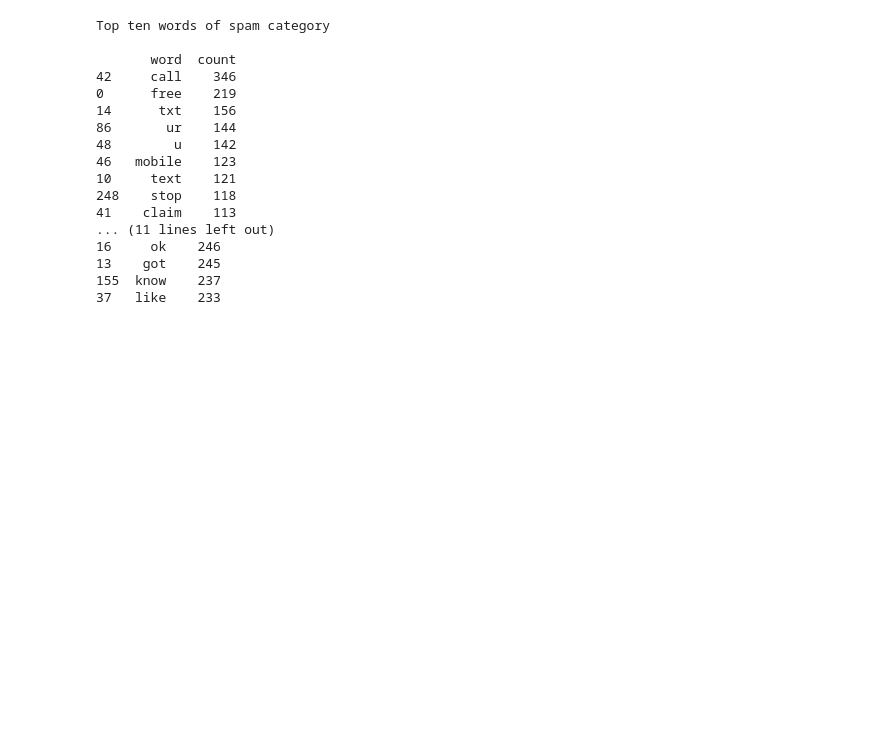
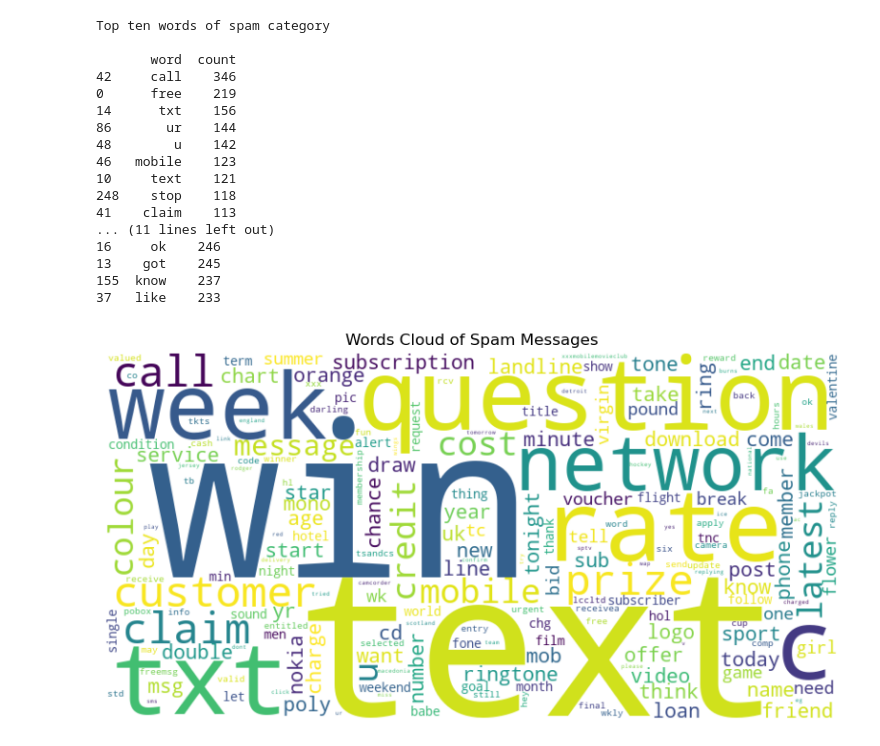
Before and after one commit to Miguel9Angel/SMS_spam_detector, a Jupyter notebook: classification_spam.ipynb, the cells around one changed output. Cells and saved outputs as stored; diff of their text form; code cells hidden in the pictures; blank space fills up the shorter version.

```diff
--- a/classification_spam.ipynb
+++ b/classification_spam.ipynb
@@ -36,6 +43,3 @@ print(df.head())
 2  spam  Free entry in 2 a wkly comp to win FA Cup fina...
 3   ham  U dun say so early hor... U c already then say...
 4   ham  Nah I don't think he goes to usf, he lives aro...
-# %%
-tokens = word_tokenize(df['message'][0])
-print(tokens)
@@ -143,15 +150,11 @@ plt.show()
 # The plots suggest that the messages with more lenth tend to be spam, but this is not a rule.
 # Let's see if we can find some words that are more common in spam messages than in ham messages.
 # %%
-# tokens = word_tokenize(df['message'][0])
-
+#This function counts the number of words in each category message
 def counter_words(df, msg_type):
     '''
-    Parameters
-    . df: DataFrame with columns 'type' and 'message'
-    . type: str, 'spam' or 'ham'
-    Returns
-    . dictionaty with the words anthe frecuency of the words
+    Parameters --> df: DataFrame / type: str
+    Returns --> dictionaty with the words an the frecuency of the words
     '''
     messages = df[df['type'] == msg_type]['message']
     stop_words = set(stopwords.words('english'))
@@ -193,3 +196,15 @@ Top ten words of spam category
 13    got    245
 155  know    237
 37   like    233
+# %%
+# Let's make a visualization of the most common words in the message category
+text_spam = ' '.join(spam_words_fr['word'])
+wordcloud = WordCloud(width=800, height=400, background_color='white').generate(text_spam)
+
+plt.figure(figsize=(10,5))
+plt.imshow(wordcloud, interpolation='bilinear')
+plt.axis('off')
+plt.title('Words Cloud of Spam Messages')
+plt.show()
+# %% [output]
+[figure, added]
```
Also changed, not shown: parts of 22 cells of this notebook.
